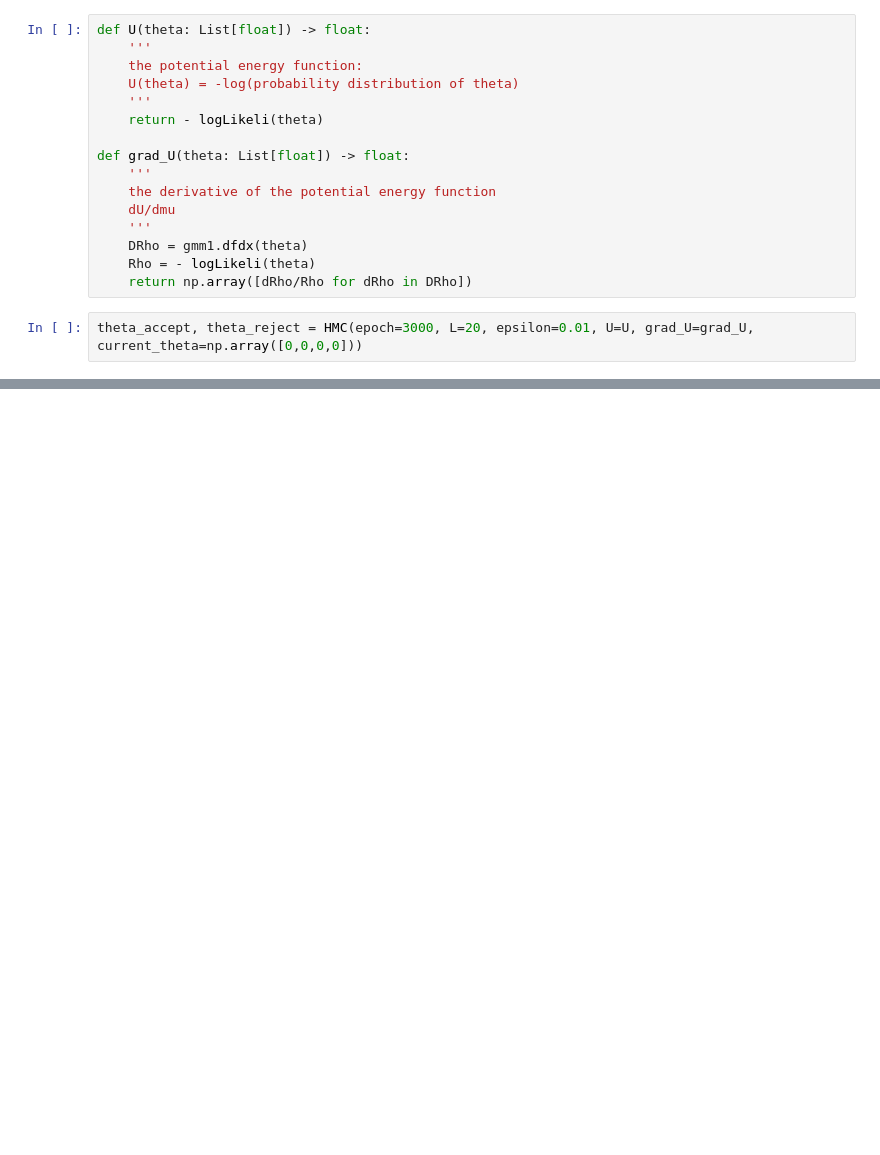
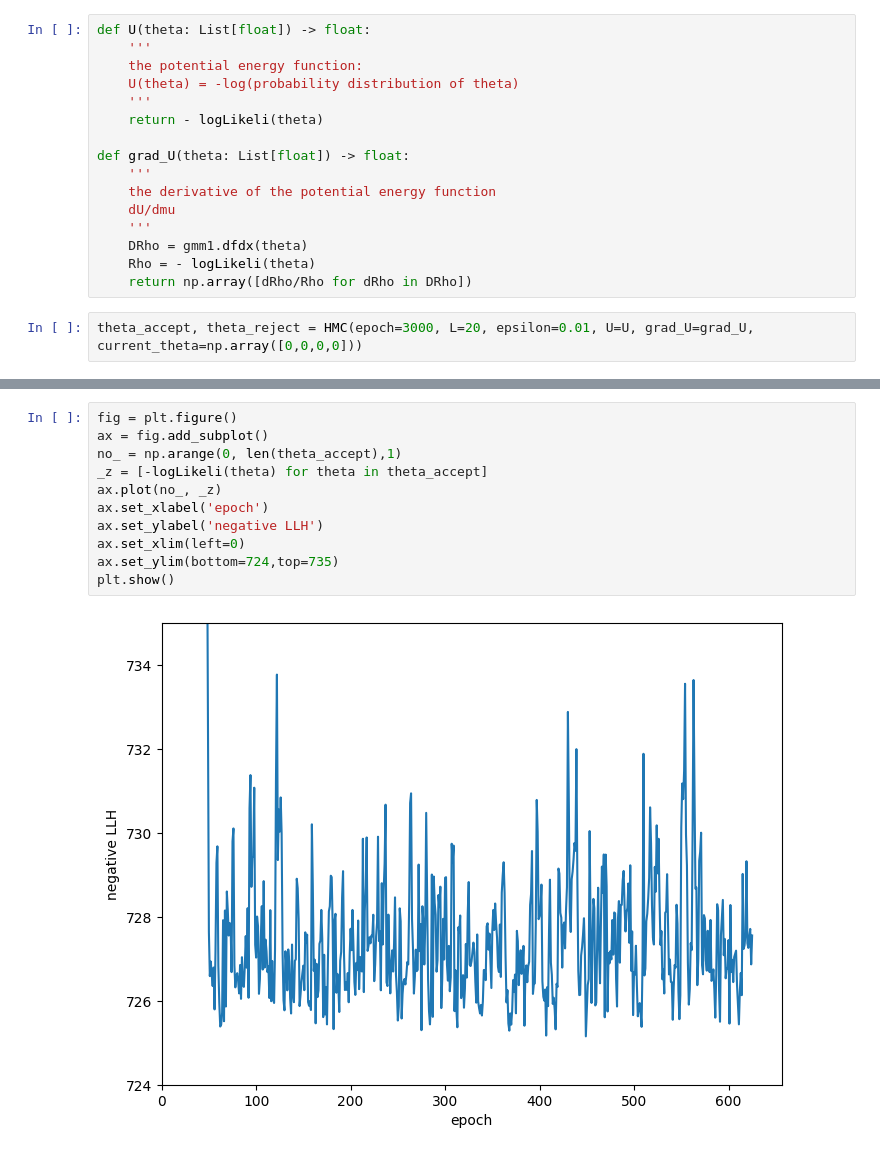
Before and after one commit to pjdunne/MResMCMC2023, a Jupyter notebook: HMC/HMC for Gaus mix.ipynb, the cells around one changed output, grey strips where cells are left out. Drawn from its saved outputs; the diff is of its cells as text; blank space fills up the shorter version.

```diff
--- a/HMC/HMC for Gaus mix.ipynb
+++ b/HMC/HMC for Gaus mix.ipynb
@@ -80,0 +85,13 @@ targetDis_step_plot(thetas=theta_accept, rho=logLikeli, target_type="LLH", figsi
+# %%
+fig = plt.figure()
+ax = fig.add_subplot()
+no_ = np.arange(0, len(theta_accept),1)
+_z = [-logLikeli(theta) for theta in theta_accept]
+ax.plot(no_, _z)
+ax.set_xlabel('epoch')
+ax.set_ylabel('negative LLH')
+ax.set_xlim(left=0)
+ax.set_ylim(bottom=724,top=735)
+plt.show()
+# %% [output]
+[figure, added]
```
Also changed, not shown: parts of 9 cells of this notebook.
